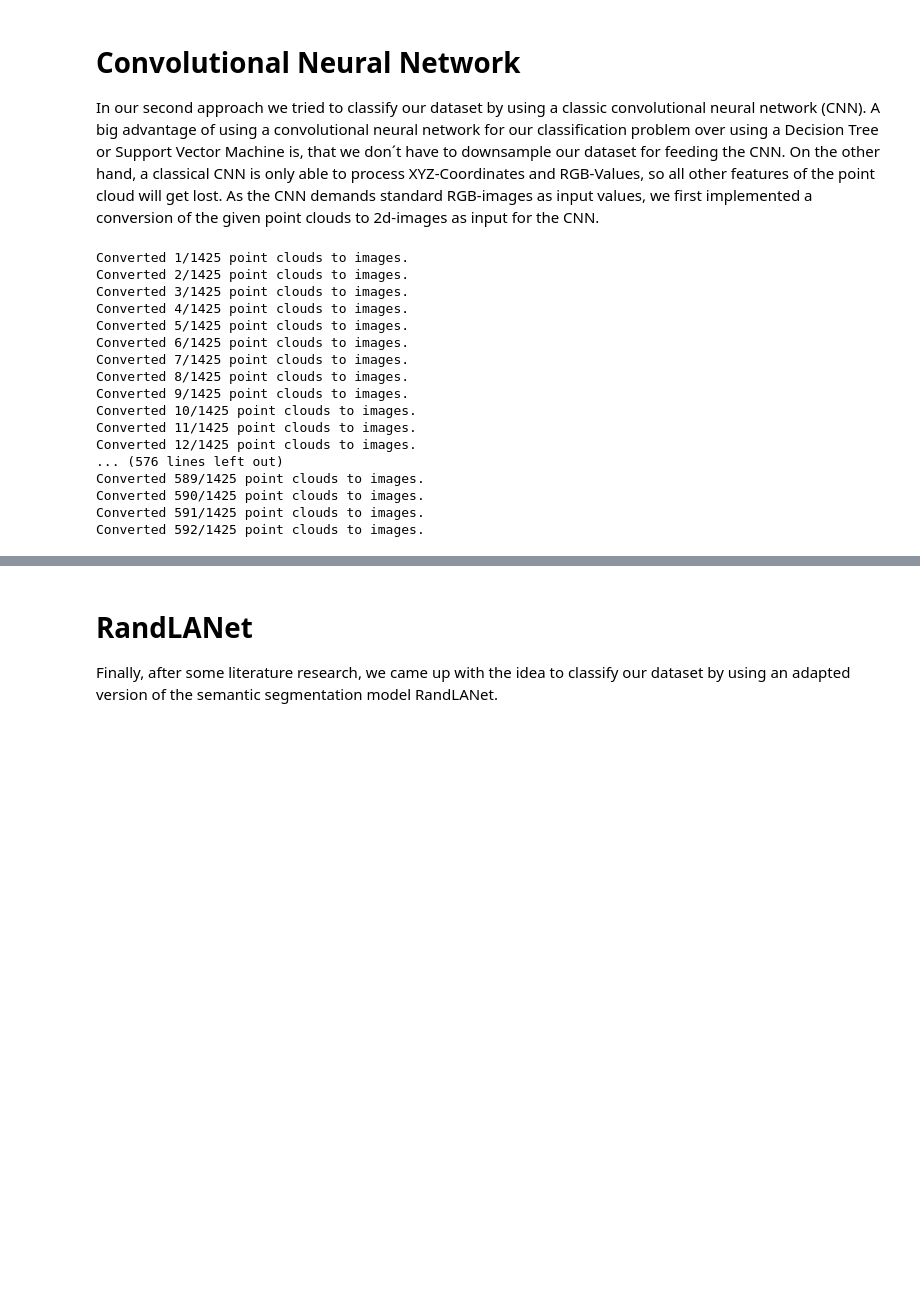
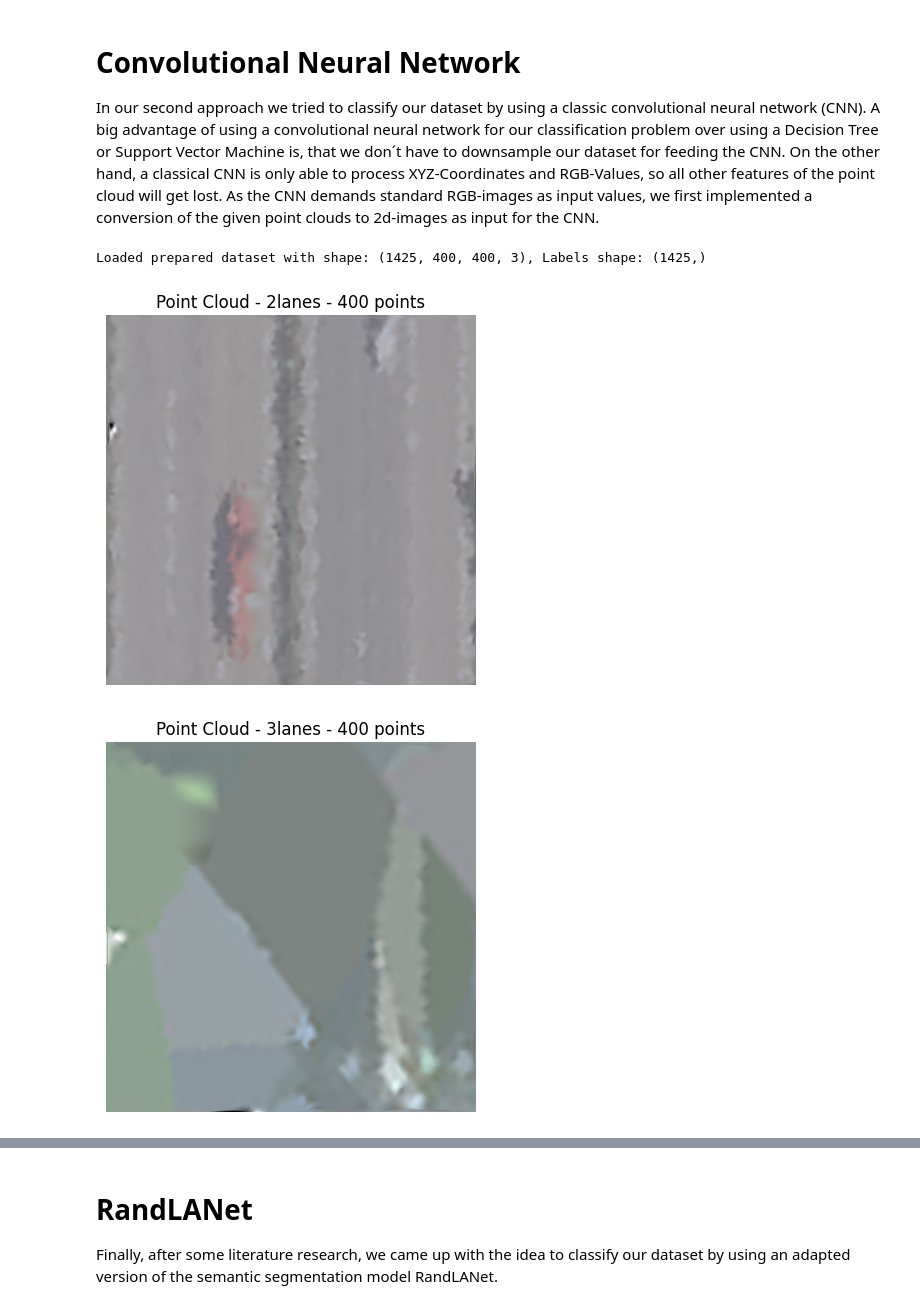
Before and after one commit to JonWes01/Road_Point_Cloud_Classification, a Jupyter notebook: road_point_cloud_classification.ipynb, the cells around one changed output, grey strips where cells are left out. Saved outputs shown, nothing was run; the diff lists cells and outputs as text; code cells hidden in the pictures; blank space fills up the shorter version.

Commit message:
running cnn on point clouds

```diff
--- a/road_point_cloud_classification.ipynb
+++ b/road_point_cloud_classification.ipynb
@@ -381,7 +375,7 @@ In our second approach we tried to classify our dataset by using a classic convo
 
 def prepare_dataset(dataset, img_size=(200, 200)):
     # Prepare feature vectors and labels for convolutional neural networks
-    target_labels = [pc[:, -1] for pc in dataset]  # Extract labels from each point cloud
+    target_labels = [pc[0, -1] for pc in dataset]  # Extract labels from each point cloud
     point_clouds = [pc[:, :-1] for pc in dataset]  # Remove the last column (labels) from each point cloud
     #Convert the list of point clouds to image-like tensors
     pc_images = []  # Initialize an empty list to store images
@@ -651,74 +645,55 @@ def evaluate_model(model, test_loader, device, class_names=None, silent=False):
 
     return avg_loss, accuracy if silent else accuracy
 # %%
-labels = ["2lanes", "3lanes", "crossing", "split4lanes", "split6lanes", "transition"]
-# folder_path = "C:/Users/jonas/OneDrive/Dokumente/Studium/Master/SoSe 2025/Machine Learning for Civil Engineering/Group Project/4_Road_point_cloud_classification/dataset/"  # Adjust the folder path as needed
-dataset = load_point_clouds(labels)  # Load point clouds from the specified folder
-img_size = (400, 400)  # Define the size of the output images
-# Prepare the dataset for deep learning
-X, y = prepare_dataset(dataset, img_size=img_size)
-# Save the prepared dataset to a file
-np.savez("prepared_dataset.npz", X=X, y=y)
-
-# Perform a train-test-split
-X_train, X_test, y_train, y_test = train_test_split(X, y, test_size=0.2, random_state=42)
+# --- Main Execution --- (Jonas)
+# load prepared dataser if available
+if os.path.exists("prepared_dataset.npz"):
+    data = np.load("prepared_dataset.npz")
+    X, y = data['X'], data['y']
+    print(f"Loaded prepared dataset with shape: {X.shape}, Labels shape: {y.shape}")
+else:
+    labels = ["2lanes", "3lanes", "crossing", "split4lanes", "split6lanes", "transition"]
+    # folder_path = "C:/Users/jonas/OneDrive/Dokumente/Studium/Master/SoSe 2025/Machine Learning for Civil Engineering/Group Project/4_Road_point_cloud_classification/dataset/"  # Adjust the folder path as needed
+    dataset = load_point_clouds(labels)  # Load point clouds from the specified folder
+    img_size = (400, 400)  # Define the size of the output images
+    # Prepare the dataset for deep learning
+    X, y = prepare_dataset(dataset, img_size=img_size)
+    # Save the prepared dataset to a file
+    np.savez("prepared_dataset.npz", X=X, y=y)
 
 # Optionally visualize the first point cloud from each category as an image
 for i, label in enumerate(labels):
-    show_image(convert_pc_to_image(X_train[i]), title=f"Point Cloud - {label} - {X_train[i].shape[0]} points")
-
-# Optionally visualize the first point cloud from each category as an image
-for i, label in enumerate(labels):
-    for pc in dataset:
-        # Extract the label from the last column of the point cloud
-        pc_label = int(pc[0, -1])
-        if pc_label == i:
-            visualize_point_cloud(pc[:, :3], title=f"Point Cloud - {label} - {pc.shape[0]} points")
-            break
+    show_image(X_train[i], title=f"Point Cloud - {label} - {X_train[i].shape[0]} points")
 
 # Build the CNN model
 input_shape = (3, img_size)  # Assuming RGB images of size
 
 
 # Convert images and labels to torch tensors and reshape for CNN input
 # Assume X, y are numpy arrays from prepare_dataset(), X.shape = (N, H, W, 3)
 X = np.transpose(X, (0, 3, 1, 2))  # (N, 3, H, W)
 X_tensor = torch.tensor(X, dtype=torch.float32)  #changed it to float32 to avoid memory loss issues
 y_tensor = torch.tensor(y, dtype=torch.long)
 
 # Train-test split
 X_train, X_test, y_train, y_test = train_test_split(X_tensor, y_tensor, test_size=0.2, random_state=42, stratify=y_tensor)
 
 # Wrap in DataLoader
 batch_size = 16
 train_dataset = TensorDataset(X_train, y_train)
 test_dataset = TensorDataset(X_test, y_test)
 train_loader = DataLoader(train_dataset, batch_size=batch_size, shuffle=True)
 test_loader = DataLoader(test_dataset, batch_size=batch_size)
 
 # Define input shape and number of classes for the CNN
 input_shape = (3, X.shape[2], X.shape[3])  # (C, H, W)
 num_classes = len(np.unique(y))
 model = CNN(input_shape, num_classes)
 
 # Train the model
 train_model(model, train_loader, test_loader, num_epochs=15, learning_rate=0.001)
 evaluate_model(model, test_loader, torch.device("cuda" if torch.cuda.is_available() else "cpu"), class_names=labels)
 # %% [output]
-Converted 1/1425 point clouds to images.
-Converted 2/1425 point clouds to images.
-Converted 3/1425 point clouds to images.
-Converted 4/1425 point clouds to images.
-Converted 5/1425 point clouds to images.
-Converted 6/1425 point clouds to images.
-Converted 7/1425 point clouds to images.
-Converted 8/1425 point clouds to images.
-Converted 9/1425 point clouds to images.
-Converted 10/1425 point clouds to images.
-Converted 11/1425 point clouds to images.
-Converted 12/1425 point clouds to images.
-... (576 lines left out)
-Converted 589/1425 point clouds to images.
-Converted 590/1425 point clouds to images.
-Converted 591/1425 point clouds to images.
-Converted 592/1425 point clouds to images.
+Loaded prepared dataset with shape: (1425, 400, 400, 3), Labels shape: (1425,)
+[figure, added]
+[figure, added]
```
Also changed, not shown: parts of 4 cells of this notebook.
